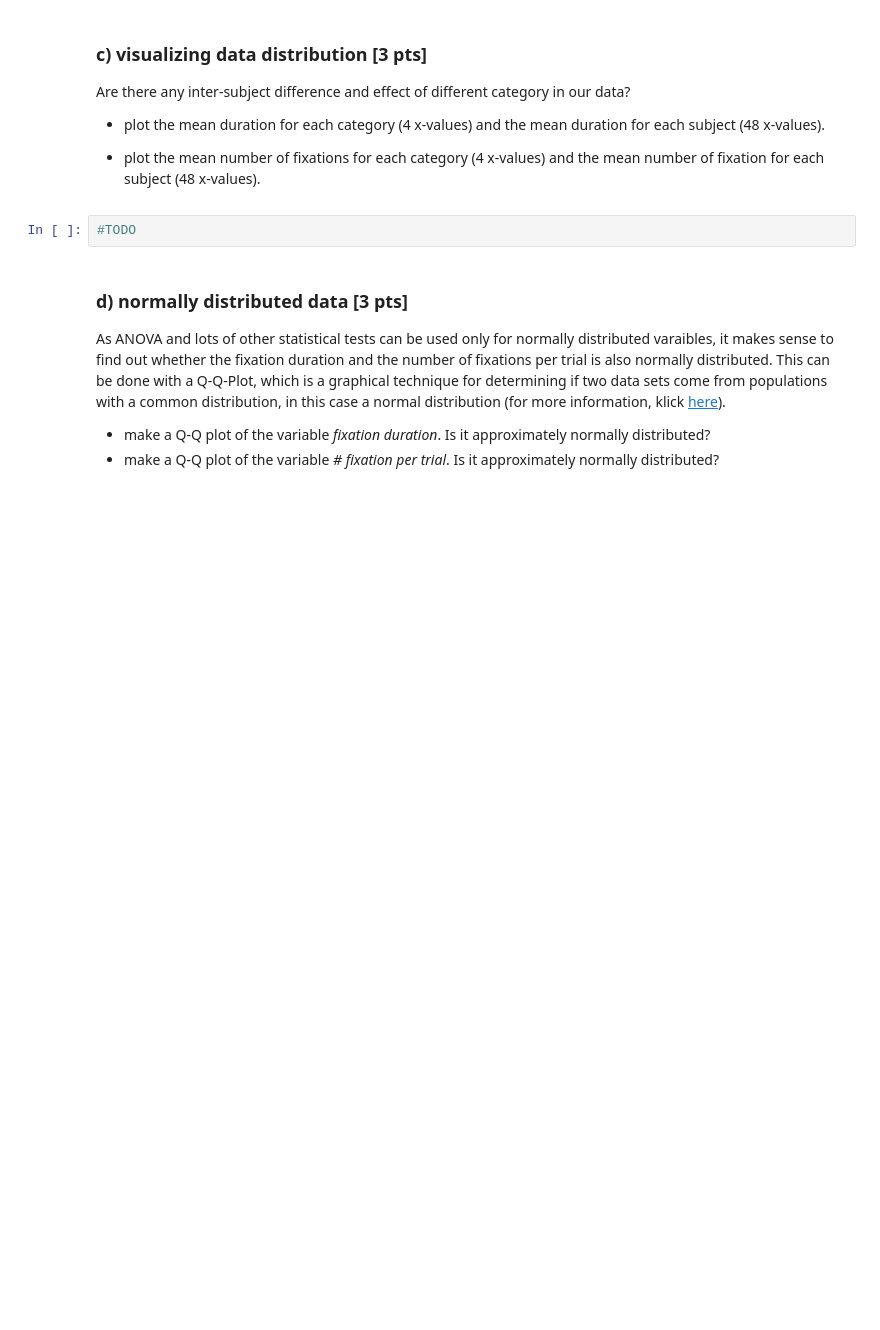
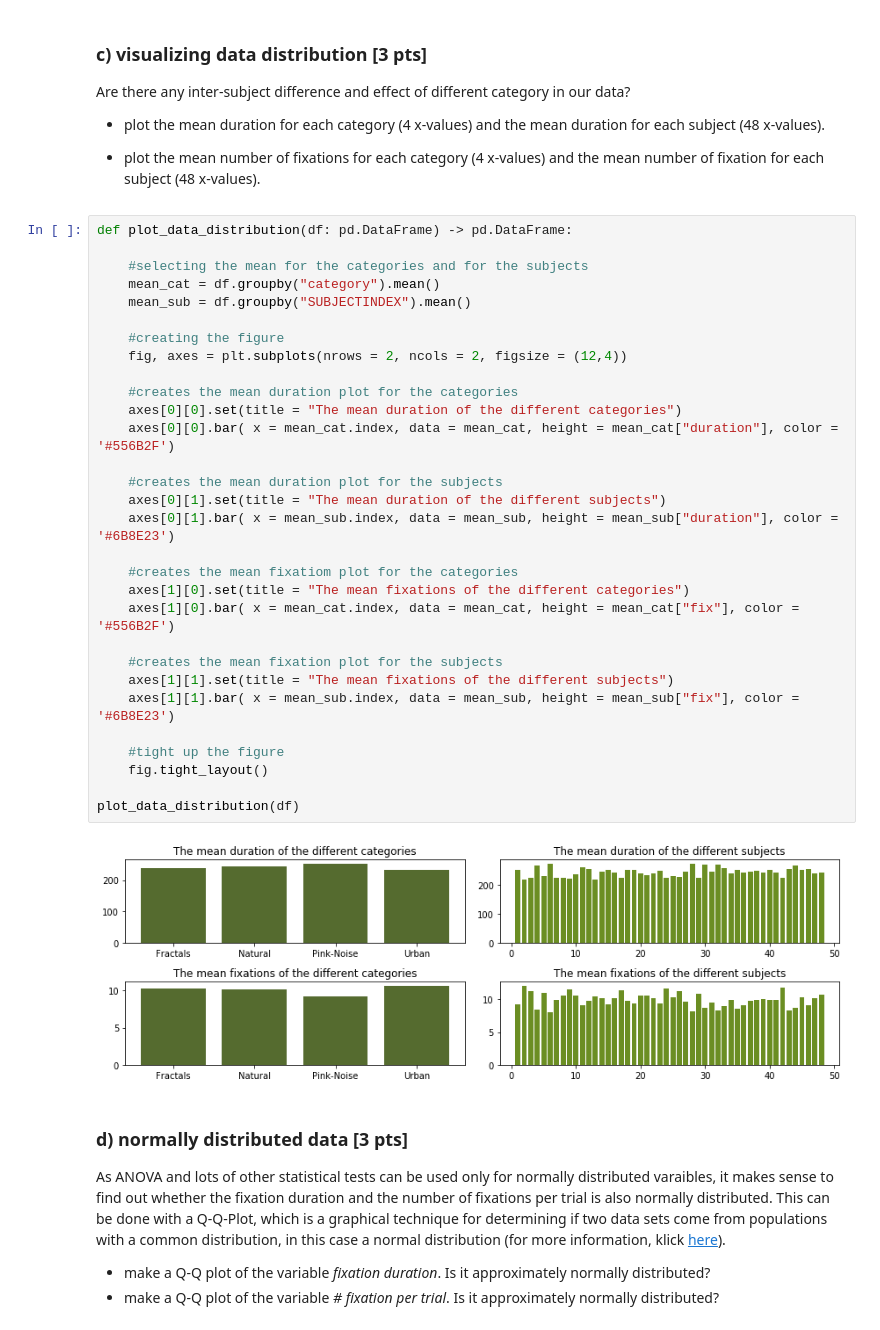
Before and after one commit to NBP-ACC/week-7-acc_2, a Jupyter notebook: Sheet05.ipynb, the cells around one changed output. Drawn from its saved outputs; the diff is of its cells as text; blank space fills up the shorter version.

```diff
--- a/Sheet05.ipynb
+++ b/Sheet05.ipynb
@@ -156,8 +156,38 @@ Are there any inter-subject difference and effect of different category in our d
 - plot the mean duration for each category (4 x-values) and the mean duration for each subject (48 x-values).
 
 - plot the mean number of fixations for each category (4 x-values) and the mean number of fixation for each subject (48 x-values).
-# %%
-#TODO
+# %%
+def plot_data_distribution(df: pd.DataFrame) -> pd.DataFrame:
+
+    #selecting the mean for the categories and for the subjects
+    mean_cat = df.groupby("category").mean()
+    mean_sub = df.groupby("SUBJECTINDEX").mean()
+
+    #creating the figure
+    fig, axes = plt.subplots(nrows = 2, ncols = 2, figsize = (12,4))
+
+    #creates the mean duration plot for the categories
+    axes[0][0].set(title = "The mean duration of the different categories")
+    axes[0][0].bar( x = mean_cat.index, data = mean_cat, height = mean_cat["duration"], color = '#556B2F')
+
+    #creates the mean duration plot for the subjects
+    axes[0][1].set(title = "The mean duration of the different subjects")
+    axes[0][1].bar( x = mean_sub.index, data = mean_sub, height = mean_sub["duration"], color = '#6B8E23')
+
+    #creates the mean fixatiom plot for the categories
+    axes[1][0].set(title = "The mean fixations of the different categories")
+    axes[1][0].bar( x = mean_cat.index, data = mean_cat, height = mean_cat["fix"], color = '#556B2F')
+
+    #creates the mean fixation plot for the subjects
+    axes[1][1].set(title = "The mean fixations of the different subjects")
+    axes[1][1].bar( x = mean_sub.index, data = mean_sub, height = mean_sub["fix"], color = '#6B8E23')
+
+    #tight up the figure
+    fig.tight_layout()
+
+plot_data_distribution(df)
+# %% [output]
+[figure, added]
 # %% [markdown]
 ### d) normally distributed data [3 pts]
 As ANOVA and lots of other statistical tests can be used only for normally distributed varaibles, it makes sense to find out whether the fixation duration and the number of fixations per trial is also normally distributed. This can be done with a Q-Q-Plot, which  is a graphical technique for determining if two data sets come from populations with a common distribution, in this case a normal distribution (for more information, klick [here](https://www.itl.nist.gov/div898/handbook/eda/section3/eda33o.htm)).
```
Also changed, not shown: parts of 3 cells of this notebook.
